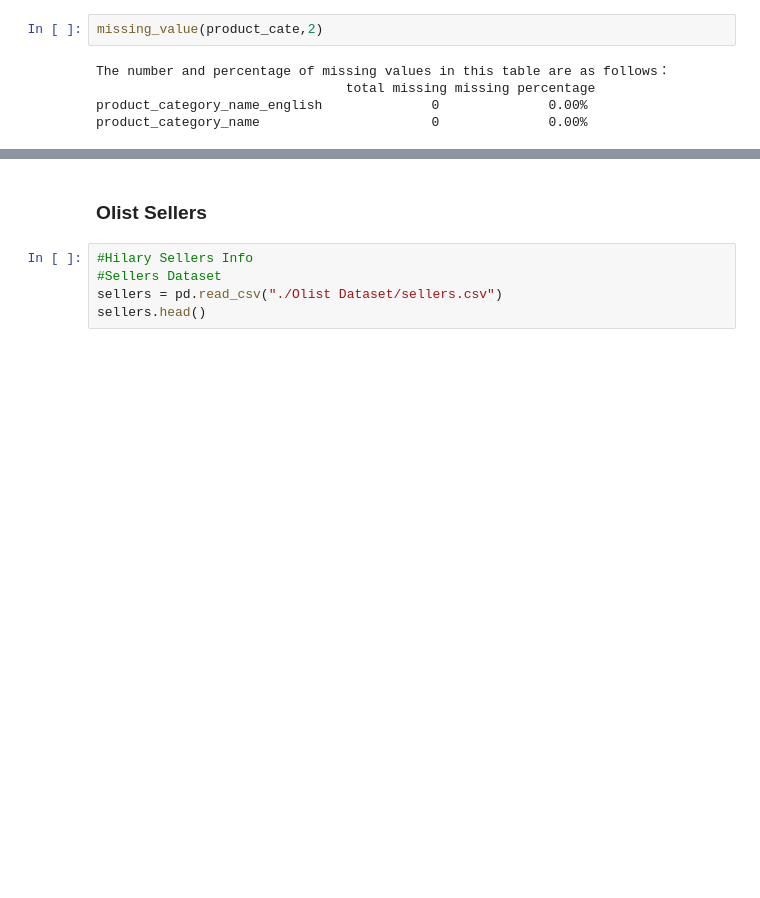
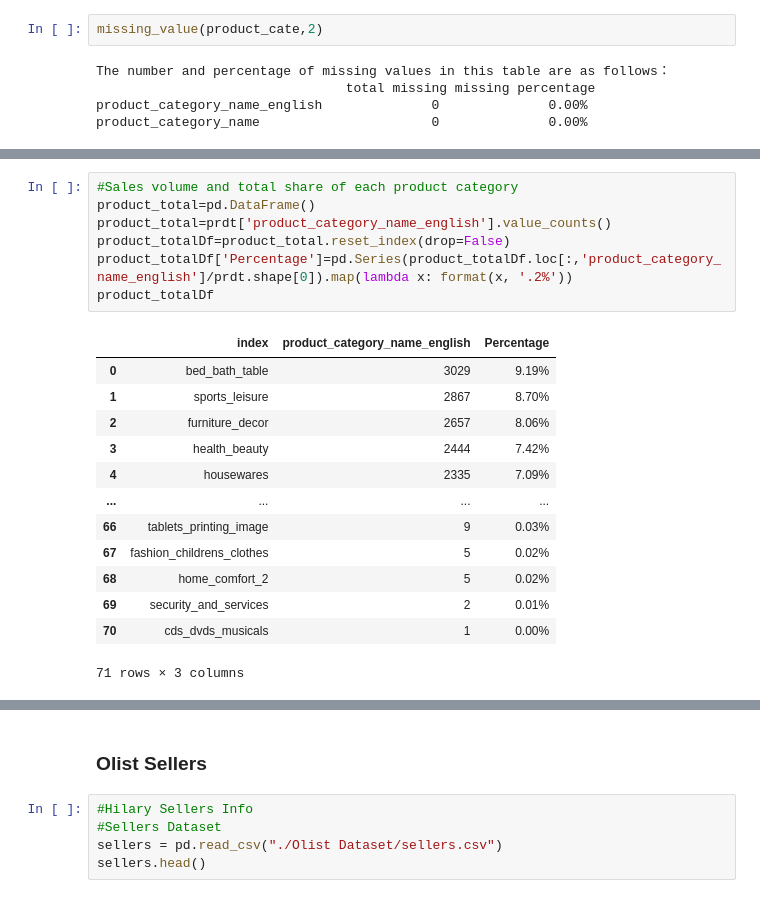
Before and after one commit to hilarylimyuxuan/Customer-Segmentation-Model, a Jupyter notebook: Olist Customer Segmentation Model.ipynb, the cells around one changed output, grey strips where cells are left out. Drawn from its saved outputs; the diff is of its cells as text; blank space fills up the shorter version.

```diff
--- a/Olist Customer Segmentation Model.ipynb
+++ b/Olist Customer Segmentation Model.ipynb
@@ -239,3 +235,24 @@ prdt.head()
 | 2 | 96bd76ec8810374ed1b65e291975717f | esporte_lazer | sports_leisure | 46.0 | 250.0 | ... |
 | 3 | cef67bcfe19066a932b7673e239eb23d | bebes | baby | 27.0 | 261.0 | ... |
 | 4 | 9dc1a7de274444849c219cff195d0b71 | utilidades_domesticas | housewares | 37.0 | 402.0 | ... |
+# %%
+#Sales volume and total share of each product category
+product_total=pd.DataFrame()
+product_total=prdt['product_category_name_english'].value_counts()
+product_totalDf=product_total.reset_index(drop=False)
+product_totalDf['Percentage']=pd.Series(product_totalDf.loc[:,'product_category_name_english']/prdt.shape[0]).map(lambda x: format(x, '.2%'))
+product_totalDf
+# %% [output]
+|  | index | product_category_name_english | Percentage |
+| 0 | bed_bath_table | 3029 | 9.19% |
+| 1 | sports_leisure | 2867 | 8.70% |
+| 2 | furniture_decor | 2657 | 8.06% |
+| 3 | health_beauty | 2444 | 7.42% |
+| 4 | housewares | 2335 | 7.09% |
+| ... | ... | ... | ... |
+| 66 | tablets_printing_image | 9 | 0.03% |
+| 67 | fashion_childrens_clothes | 5 | 0.02% |
+| 68 | home_comfort_2 | 5 | 0.02% |
+| 69 | security_and_services | 2 | 0.01% |
+| 70 | cds_dvds_musicals | 1 | 0.00% |
+71 rows × 3 columns
```
Also changed, not shown: parts of 5 cells of this notebook.
